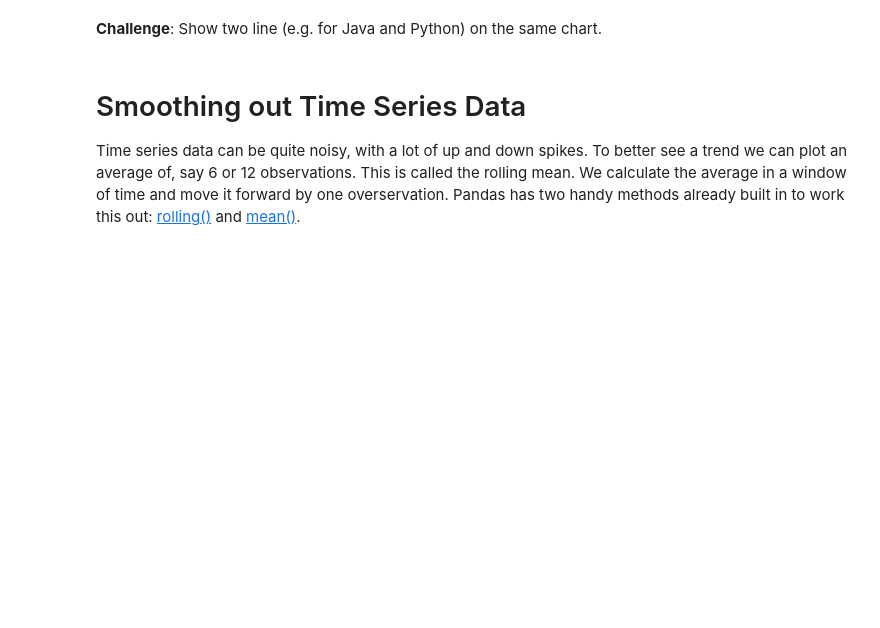
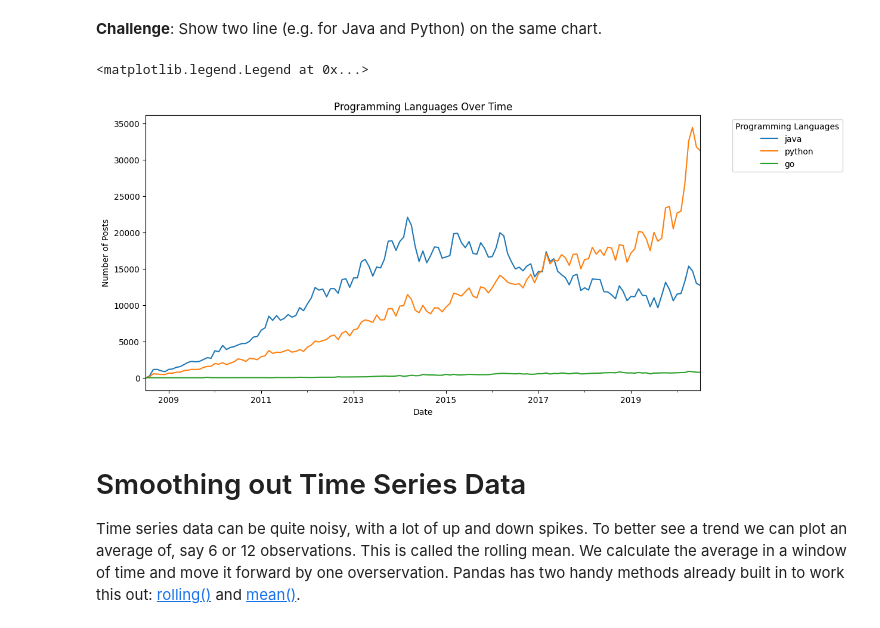
Before and after one commit to Ithaki-dev/100_Days_of_Code_The_Complete_Python_Pro_Bootcamp, a Jupyter notebook: day_74_data_visual/Programming_Languages_(start).ipynb, the cells around one changed output. Drawn from its saved outputs; the diff is of its cells as text; code cells hidden in the pictures; blank space fills up the shorter version.

```diff
--- a/day_74_data_visual/Programming_Languages_(start).ipynb
+++ b/day_74_data_visual/Programming_Languages_(start).ipynb
@@ -239,5 +245,14 @@ plot = reshaped_df.go.plot(figsize=(12, 6), title='Programming Languages Over Ti
 # %% [markdown]
 **Challenge**: Show two line (e.g. for Java and Python) on the same chart.
+# %%
+for column in reshaped_df.columns:
+    if column in ['java', 'python', 'go']:
+        reshaped_df[column] = reshaped_df[column].astype(int)
+plot = reshaped_df[['java', 'python', 'go']].plot(figsize=(12, 6), title='Programming Languages Over Time', ylabel='Number of Posts', xlabel='Date')
+plot.legend(title='Programming Languages', bbox_to_anchor=(1.05, 1), loc='upper left')
+# %% [output]
+<matplotlib.legend.Legend at 0x...>
+[figure, added]
 # %% [markdown]
 # Smoothing out Time Series Data
 
```
Also changed, not shown: parts of 4 cells of this notebook.
